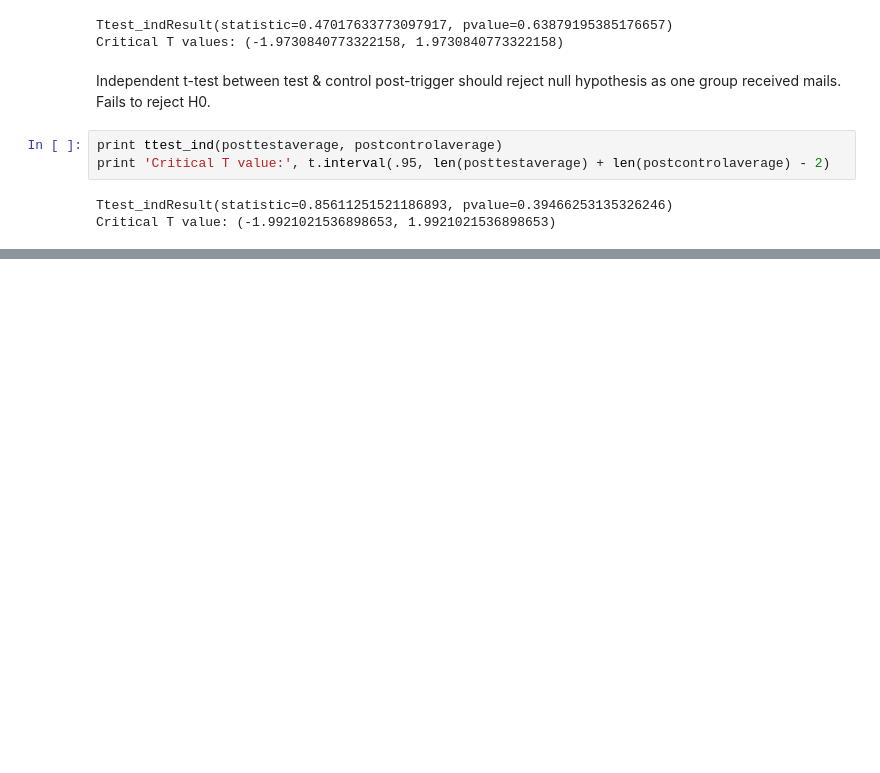
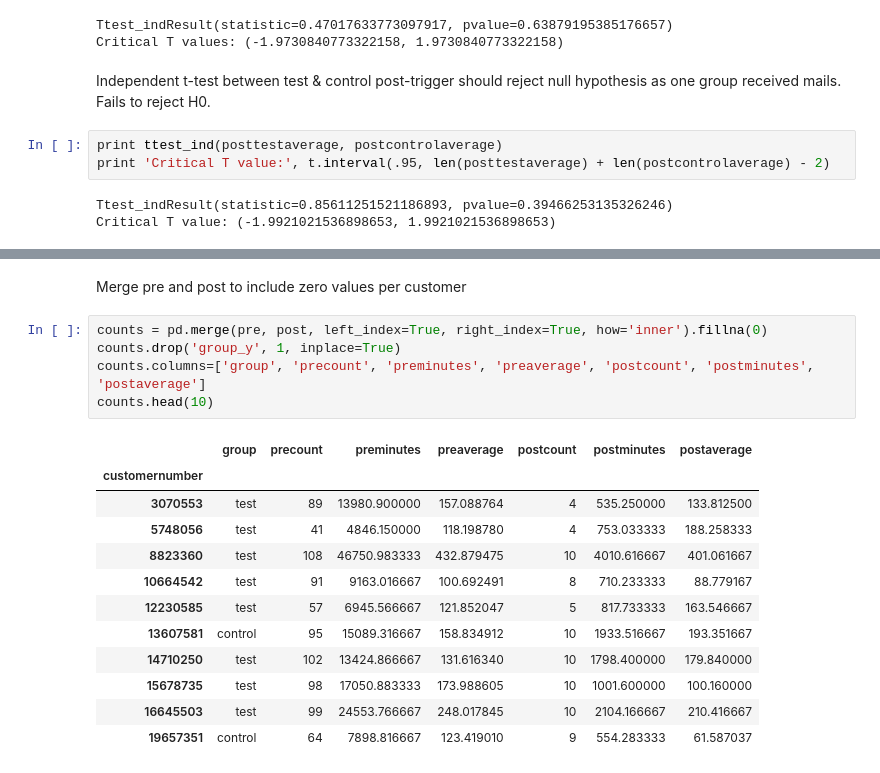
Before and after one commit to dezwier/notebooks, a Jupyter notebook: Ngdata/Bouygues video data.ipynb, the cells around one changed output, grey strips where cells are left out. Drawn from its saved outputs; the diff is of its cells as text; blank space fills up the shorter version.

```diff
--- a/Ngdata/Bouygues video data.ipynb
+++ b/Ngdata/Bouygues video data.ipynb
@@ -289,0 +302,20 @@ Critical T value: (-1.9921021536898653, 1.9921021536898653)
+# %% [markdown]
+Merge pre and post to include zero values per customer
+# %%
+counts = pd.merge(pre, post, left_index=True, right_index=True, how='inner').fillna(0)
+counts.drop('group_y', 1, inplace=True)
+counts.columns=['group', 'precount', 'preminutes', 'preaverage', 'postcount', 'postminutes', 'postaverage']
+counts.head(10)
+# %% [output]
+|  | group | precount | preminutes | preaverage | postcount | postminutes | postaverage |
+| customernumber |  |  |  |  |  |  |  |
+| 3070553 | test | 89 | 13980.900000 | 157.088764 | 4 | 535.250000 | 133.812500 |
+| 5748056 | test | 41 | 4846.150000 | 118.198780 | 4 | 753.033333 | 188.258333 |
+| 8823360 | test | 108 | 46750.983333 | 432.879475 | 10 | 4010.616667 | 401.061667 |
+| 10664542 | test | 91 | 9163.016667 | 100.692491 | 8 | 710.233333 | 88.779167 |
+| 12230585 | test | 57 | 6945.566667 | 121.852047 | 5 | 817.733333 | 163.546667 |
+| 13607581 | control | 95 | 15089.316667 | 158.834912 | 10 | 1933.516667 | 193.351667 |
+| 14710250 | test | 102 | 13424.866667 | 131.616340 | 10 | 1798.400000 | 179.840000 |
+| 15678735 | test | 98 | 17050.883333 | 173.988605 | 10 | 1001.600000 | 100.160000 |
+| 16645503 | test | 99 | 24553.766667 | 248.017845 | 10 | 2104.166667 | 210.416667 |
+| 19657351 | control | 64 | 7898.816667 | 123.419010 | 9 | 554.283333 | 61.587037 |
```
Also changed, not shown: parts of 41 cells of this notebook, 5 other files.
